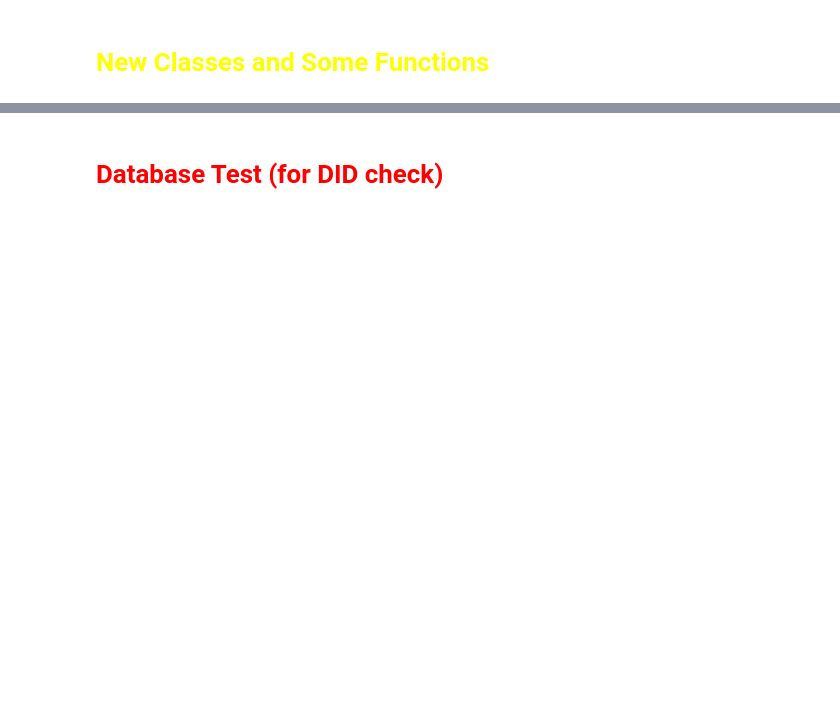
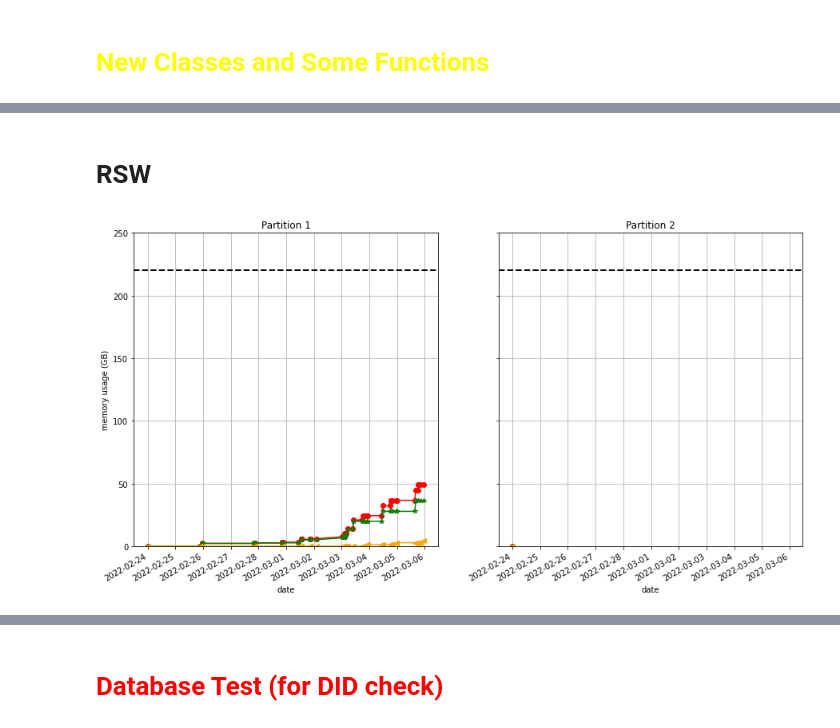
Before and after one commit to dcalc/PHI_TMtool, a Jupyter notebook: ltp-06_planning.ipynb, the cells around one changed output, grey strips where cells are left out. Cells and saved outputs as stored; diff of their text form; code cells hidden in the pictures; blank space fills up the shorter version.

```diff
--- a/ltp-06_planning.ipynb
+++ b/ltp-06_planning.ipynb
@@ -801,0 +208,6 @@ end of flushing 313.0 MB (16 datasets, 38/38): 2022-02-01T00:28:11
+# %% [markdown]
+# RSW
+# %%
+# PHI.format_partition(1,fromiso('2022-02-25T03:05:00'))
+# PHI.format_partition(2,fromiso('2022-02-25T07:00:00'))
+PHI = PHI_MEMORY(fromiso('2022-02-24T00:00:00'))
@@ -801,0 +290,6 @@ end of flushing 313.0 MB (16 datasets, 38/38): 2022-02-01T00:28:11
+# %%
+plot_tot(PHI)
+PHI.format_partition(2,fromiso('2022-03-06T00:05:00'))
+PHI.format_partition(1,fromiso('2022-03-06T03:20:00'))
+# %% [output]
+[figure, added]
```
Also changed, not shown: parts of 32 cells of this notebook, 6 other files.
